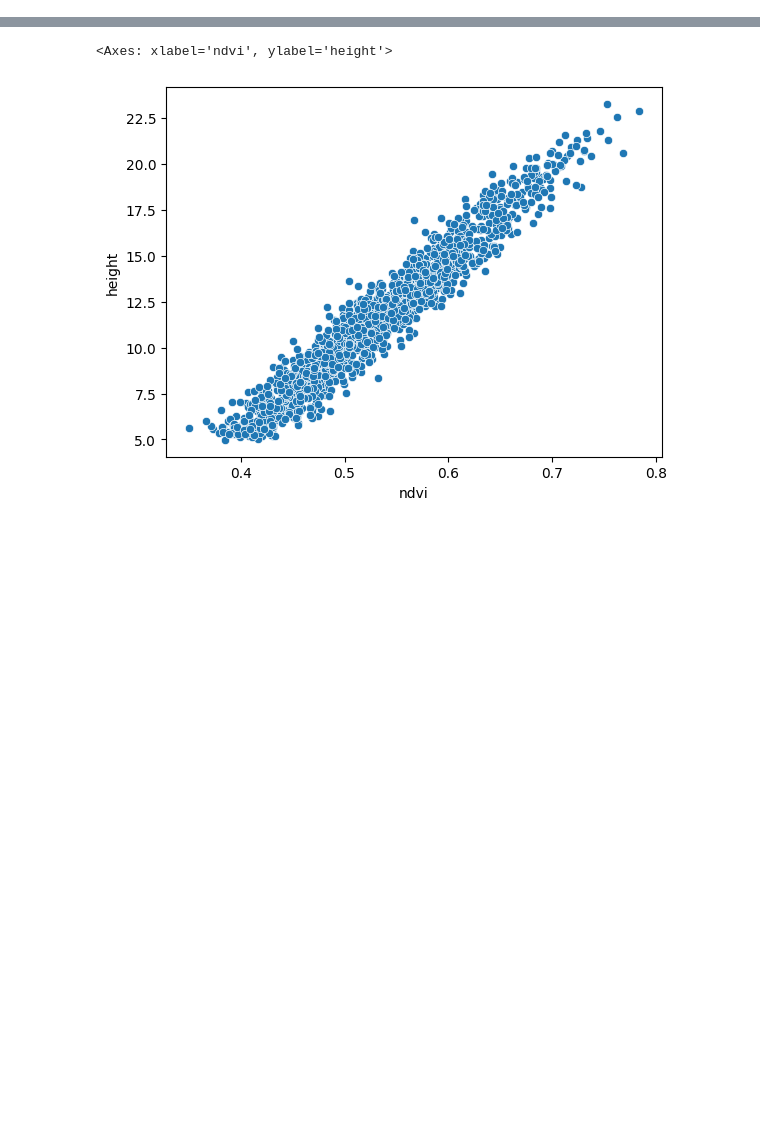
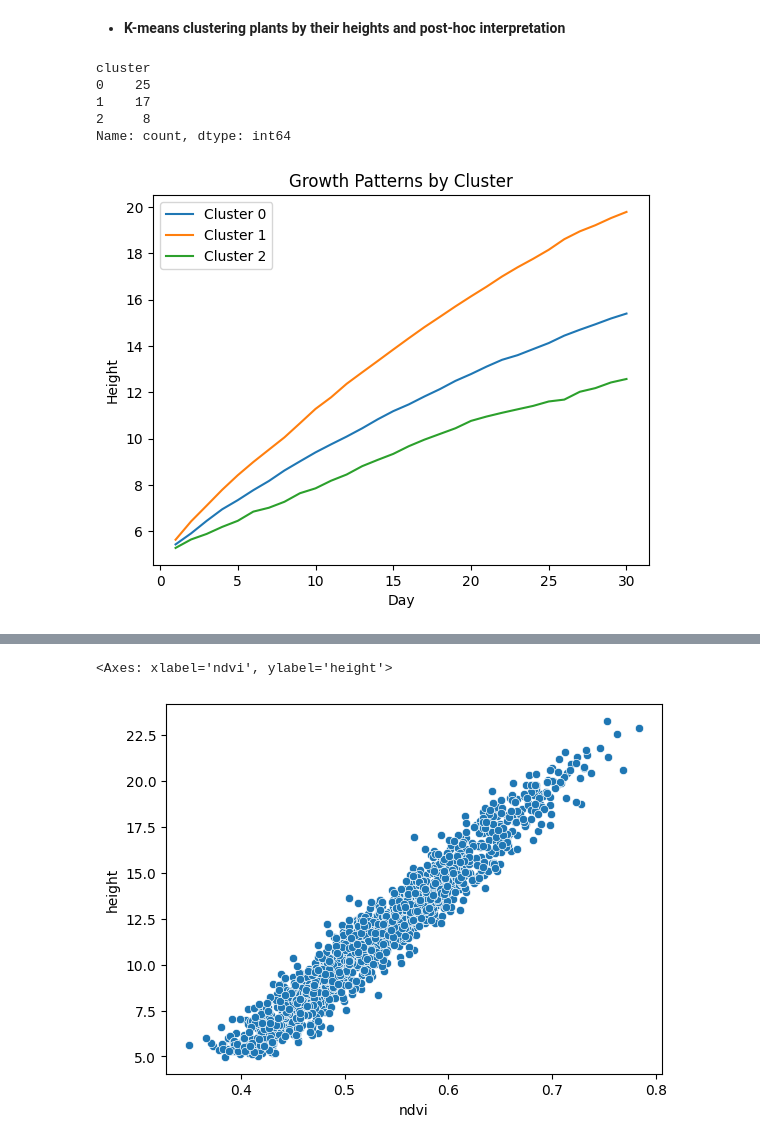
Before and after one commit to unachia/plant_phenotype_analysis, a Jupyter notebook: codebook.ipynb, the cells around one changed output, grey strips where cells are left out. Cells and saved outputs as stored; diff of their text form; code cells hidden in the pictures; blank space fills up the shorter version.

```diff
--- a/codebook.ipynb
+++ b/codebook.ipynb
@@ -132,0 +137,34 @@ df.head()
+# %% [markdown]
+- **K-means clustering plants by their heights and post-hoc interpretation**
+# %%
+# pivot to wide format
+pivot = df.pivot(index="plant_id", columns="day", values="height")
+
+# normalize
+scaler = StandardScaler()
+X_scaled = scaler.fit_transform(pivot)
+
+# cluster
+kmeans = KMeans(n_clusters=3, random_state=42)
+clusters = kmeans.fit_predict(X_scaled)
+
+pivot["cluster"] = clusters
+print(pivot["cluster"].value_counts())
+for c in range(3):
+    subset = pivot[pivot["cluster"] == c].drop(columns="cluster")
+    mean_curve = subset.mean()
+
+    plt.plot(mean_curve.index, mean_curve.values, label=f"Cluster {c}")
+
+plt.legend()
+plt.xlabel("Day")
+plt.ylabel("Height")
+plt.title("Growth Patterns by Cluster")
+plt.show()
+# %% [output]
+cluster
+0    25
+1    17
+2     8
+Name: count, dtype: int64
+[figure, added]
```
Also changed, not shown: parts of 51 cells of this notebook.
